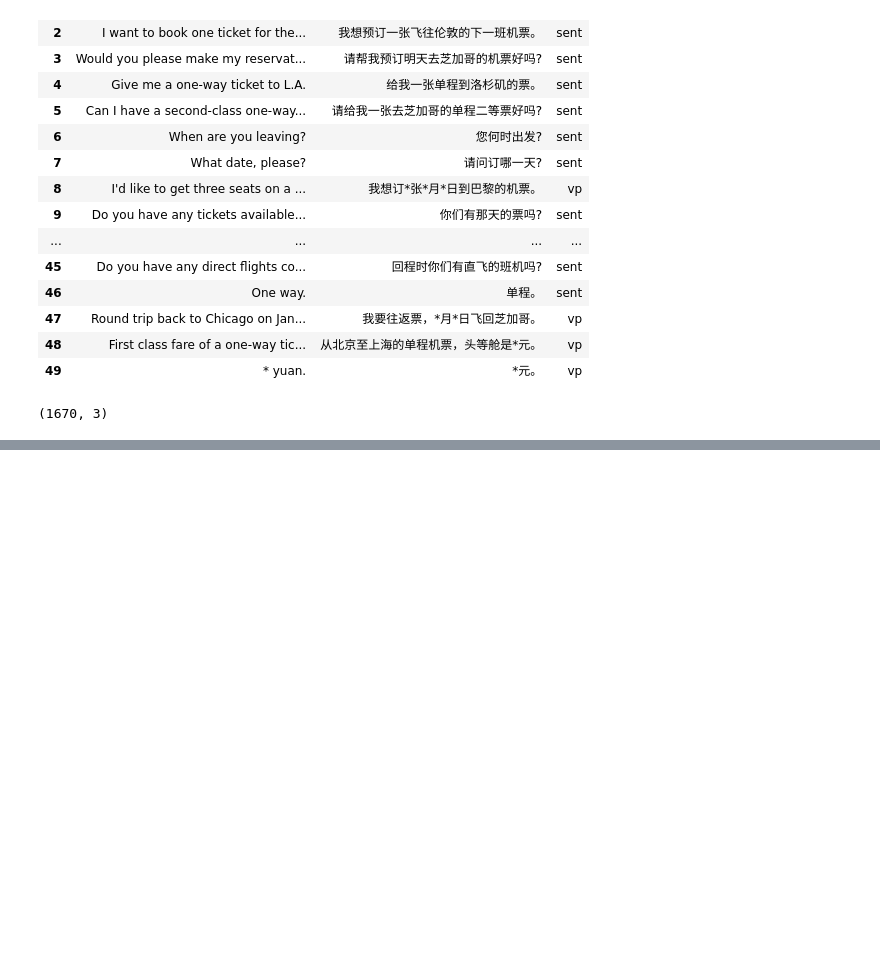
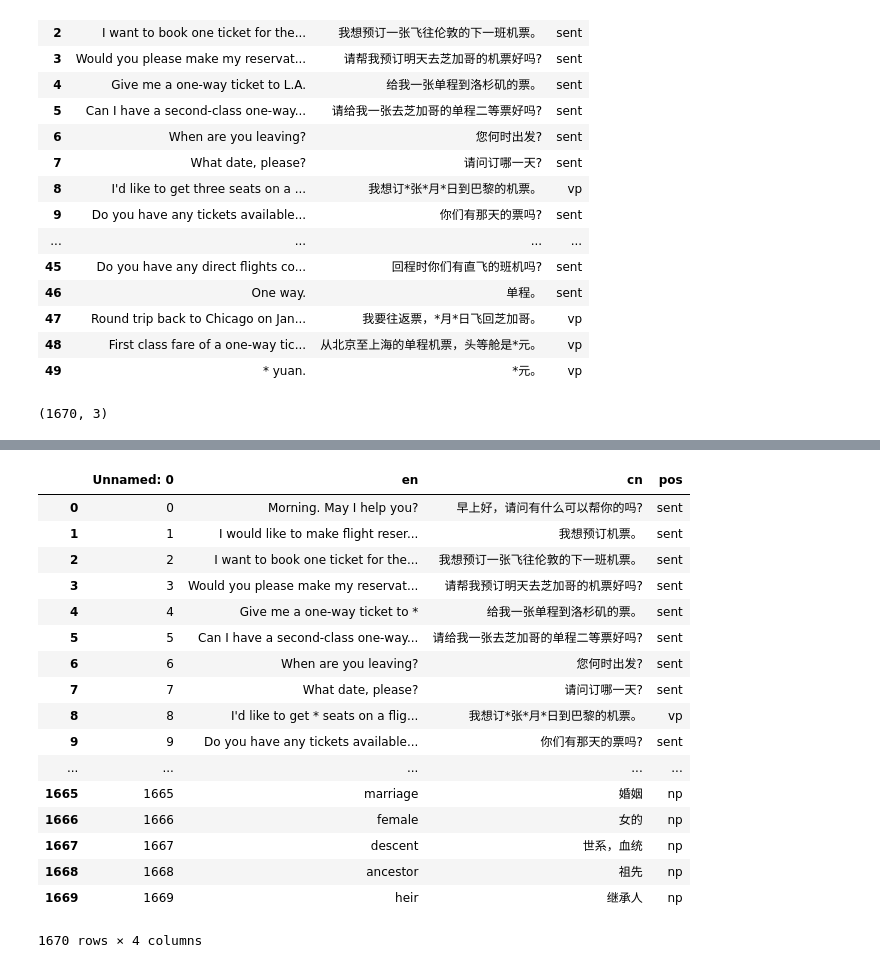
Before and after one commit to jihjihk/qutr, a Jupyter notebook: backend/db0328/0404 number and named entity replacement.ipynb, the cells around one changed output, grey strips where cells are left out. Cells and saved outputs as stored; diff of their text form; code cells hidden in the pictures; blank space fills up the shorter version.

```diff
--- a/backend/db0328/0404 number and named entity replacement.ipynb
+++ b/backend/db0328/0404 number and named entity replacement.ipynb
@@ -115,0 +128,26 @@ merge.shape
+# %%
+ne = df.copy()
+nlp = spacy.load('en')
+# %%
+unique = []
+for i, row in ne.iterrows():
+    try:
+        doc = nlp(row.en)
+        if doc.ents:
+            #print('Name Entity: {0}'.format(doc.ents))
+            for ent in doc.ents:
+                print("phrase: ", row.en)
+                print("NE: ", ent.text)
+                my = str(input())
+                if my == "*":
+                    ne.loc[i,'en'] = ne.loc[i,'en'].replace(ent.text, "*")
+                elif my == "":
+                    continue
+                else:
+                    ne.loc[i,'en'] = ne.loc[i,'en'].replace(ent.text, my)
+
+                if ent.text not in unique:
+                    unique.append(ent.text)
+
+    except TypeError:
+        pass
@@ -115,0 +172,21 @@ merge.shape
+# %%
+ne
+# %% [output]
+|  | Unnamed: 0 | en | cn | pos |
+| 0 | 0 | Morning. May I help you? | 早上好，请问有什么可以帮你的吗? | sent |
+| 1 | 1 | I would like to make flight reser... | 我想预订机票。 | sent |
+| 2 | 2 | I want to book one ticket for the... | 我想预订一张飞往伦敦的下一班机票。 | sent |
+| 3 | 3 | Would you please make my reservat... | 请帮我预订明天去芝加哥的机票好吗? | sent |
+| 4 | 4 | Give me a one-way ticket to * | 给我一张单程到洛杉矶的票。 | sent |
+| 5 | 5 | Can I have a second-class one-way... | 请给我一张去芝加哥的单程二等票好吗? | sent |
+| 6 | 6 | When are you leaving? | 您何时出发? | sent |
+| 7 | 7 | What date, please? | 请问订哪一天? | sent |
+| 8 | 8 | I'd like to get * seats on a flig... | 我想订*张*月*日到巴黎的机票。 | vp |
+| 9 | 9 | Do you have any tickets available... | 你们有那天的票吗? | sent |
+| ... | ... | ... | ... | ... |
+| 1665 | 1665 | marriage | 婚姻 | np |
+| 1666 | 1666 | female | 女的 | np |
+| 1667 | 1667 | descent | 世系，血统 | np |
+| 1668 | 1668 | ancestor | 祖先 | np |
+| 1669 | 1669 | heir | 继承人 | np |
+1670 rows × 4 columns
```
Also changed, not shown: parts of 26 cells of this notebook, 9 other files.
